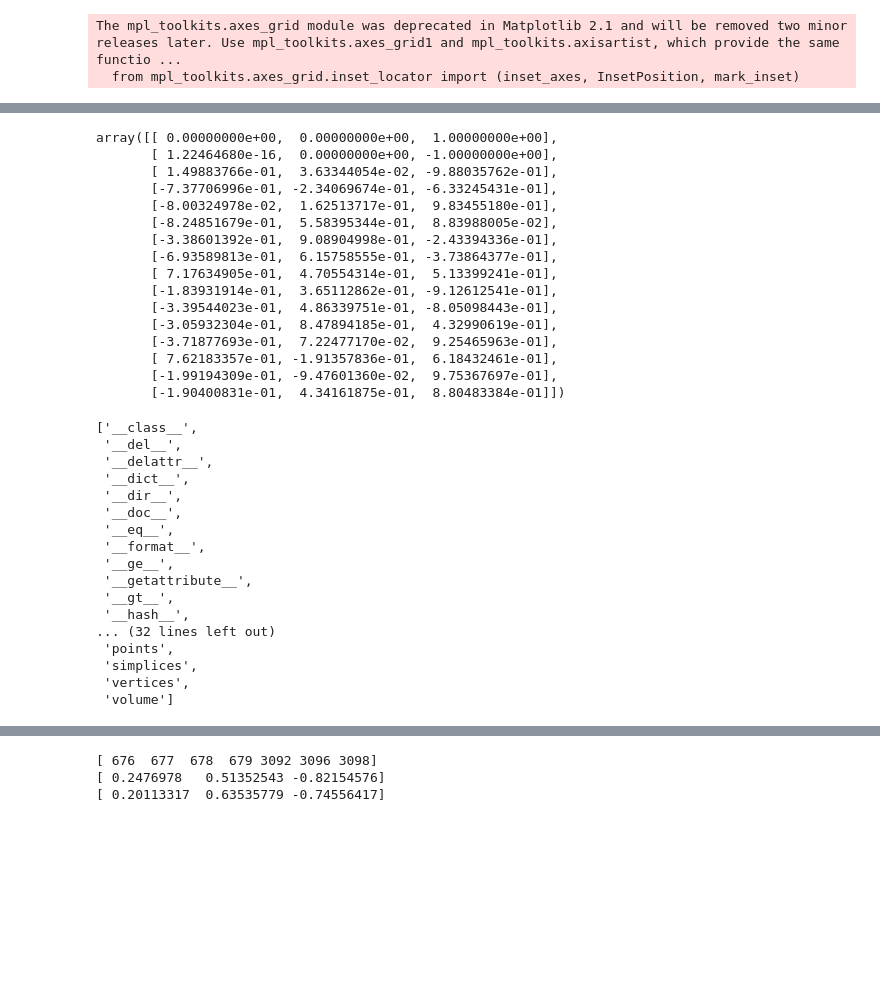
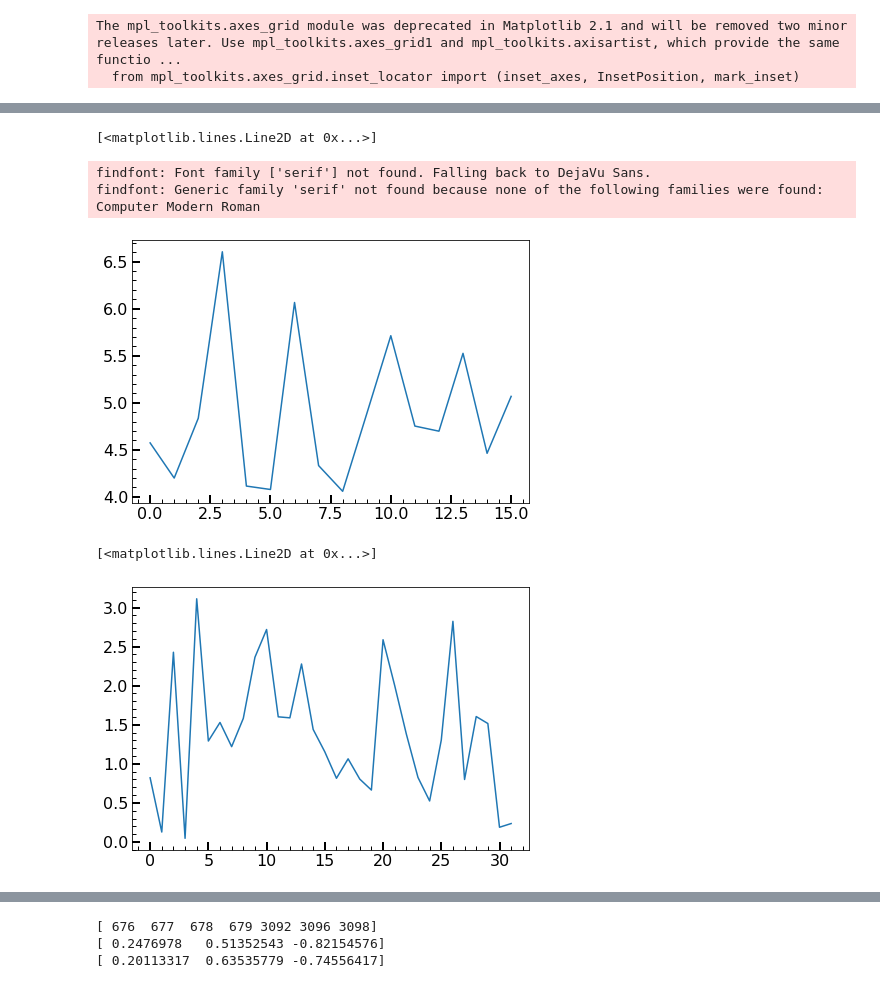
Before and after one commit to vipinagrawal25/FlexibleFilament, a Jupyter notebook: MC2d/run.ipynb, the cells around one changed output, grey strips where cells are left out. Saved outputs shown, nothing was run; the diff lists cells and outputs as text; code cells hidden in the pictures; blank space fills up the shorter version.

```diff
--- a/MC2d/run.ipynb
+++ b/MC2d/run.ipynb
@@ -120,39 +81,30 @@ dir(sv)
-# %%
-sv.points
-# %% [output]
-array([[ 0.00000000e+00,  0.00000000e+00,  1.00000000e+00],
-       [ 1.22464680e-16,  0.00000000e+00, -1.00000000e+00],
-       [ 1.49883766e-01,  3.63344054e-02, -9.88035762e-01],
-       [-7.37706996e-01, -2.34069674e-01, -6.33245431e-01],
-       [-8.00324978e-02,  1.62513717e-01,  9.83455180e-01],
-       [-8.24851679e-01,  5.58395344e-01,  8.83988005e-02],
-       [-3.38601392e-01,  9.08904998e-01, -2.43394336e-01],
-       [-6.93589813e-01,  6.15758555e-01, -3.73864377e-01],
-       [ 7.17634905e-01,  4.70554314e-01,  5.13399241e-01],
-       [-1.83931914e-01,  3.65112862e-01, -9.12612541e-01],
-       [-3.39544023e-01,  4.86339751e-01, -8.05098443e-01],
-       [-3.05932304e-01,  8.47894185e-01,  4.32990619e-01],
-       [-3.71877693e-01,  7.22477170e-02,  9.25465963e-01],
-       [ 7.62183357e-01, -1.91357836e-01,  6.18432461e-01],
-       [-1.99194309e-01, -9.47601360e-02,  9.75367697e-01],
-       [-1.90400831e-01,  4.34161875e-01,  8.80483384e-01]])
-# %%
-dir(hull)
-# %% [output]
-['__class__',
- '__del__',
- '__delattr__',
- '__dict__',
- '__dir__',
- '__doc__',
- '__eq__',
- '__format__',
- '__ge__',
- '__getattribute__',
- '__gt__',
- '__hash__',
-... (32 lines left out)
- 'points',
- 'simplices',
- 'vertices',
- 'volume']
+# %%
+%matplotlib inline
+Np=16
+rrini = F.rand_sph(Np)
+sv = SphVoronoi(rrini,lplot=True)
+cmlst,node_neighbour,bond_neighbour=F.neighbours(sv)
+mesh=MESH(Np=Np,R=sv.points,BB=1,HH=1,cmlst=cmlst,node_nbr=node_neighbour,bond_nbr=bond_neighbour)
+curv=np.zeros(Np)
+for i in range(Np):
+    curv[i]=2*mesh.energy(i)
+P.plot(curv)
+# %% [output]
+[<matplotlib.lines.Line2D at 0x...>]
+findfont: Font family ['serif'] not found. Falling back to DejaVu Sans.
+findfont: Generic family 'serif' not found because none of the following families were found: Computer Modern Roman
+[figure, added]
+# %%
+%matplotlib inline
+Np=32
+rrini = F.rand_sph(Np)
+sv = SphVoronoi(rrini,lplot=True)
+cmlst,node_neighbour,bond_neighbour=F.neighbours(sv)
+mesh=MESH(Np=Np,R=sv.points,BB=1,HH=1,cmlst=cmlst,node_nbr=node_neighbour,bond_nbr=bond_neighbour)
+curv=np.zeros(Np)
+for i in range(Np):
+    curv[i]=2*mesh.energy(i)
+P.plot(curv)
+# %% [output]
+[<matplotlib.lines.Line2D at 0x...>]
+[figure, added]
```
Also changed, not shown: parts of 7 cells of this notebook.
